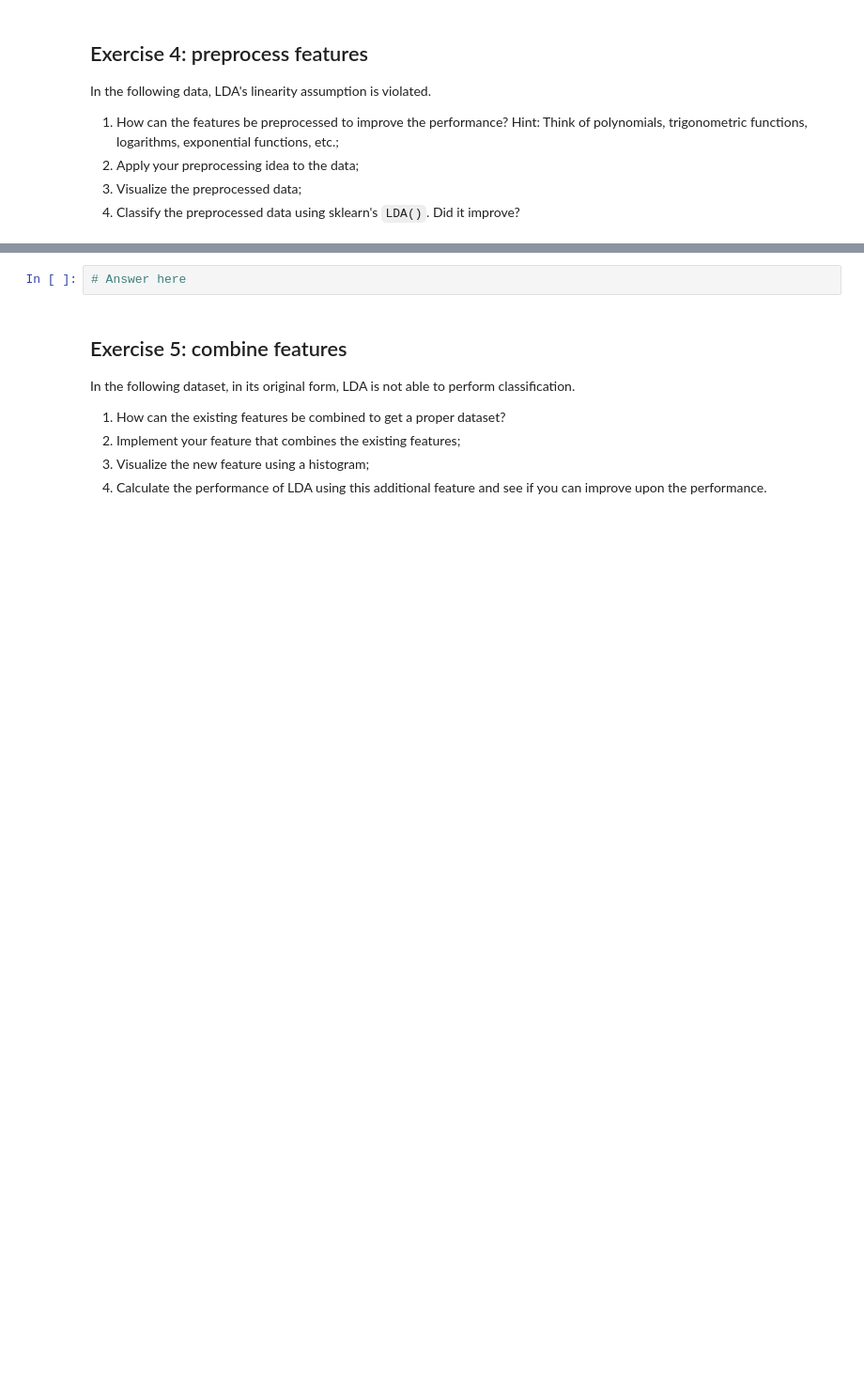
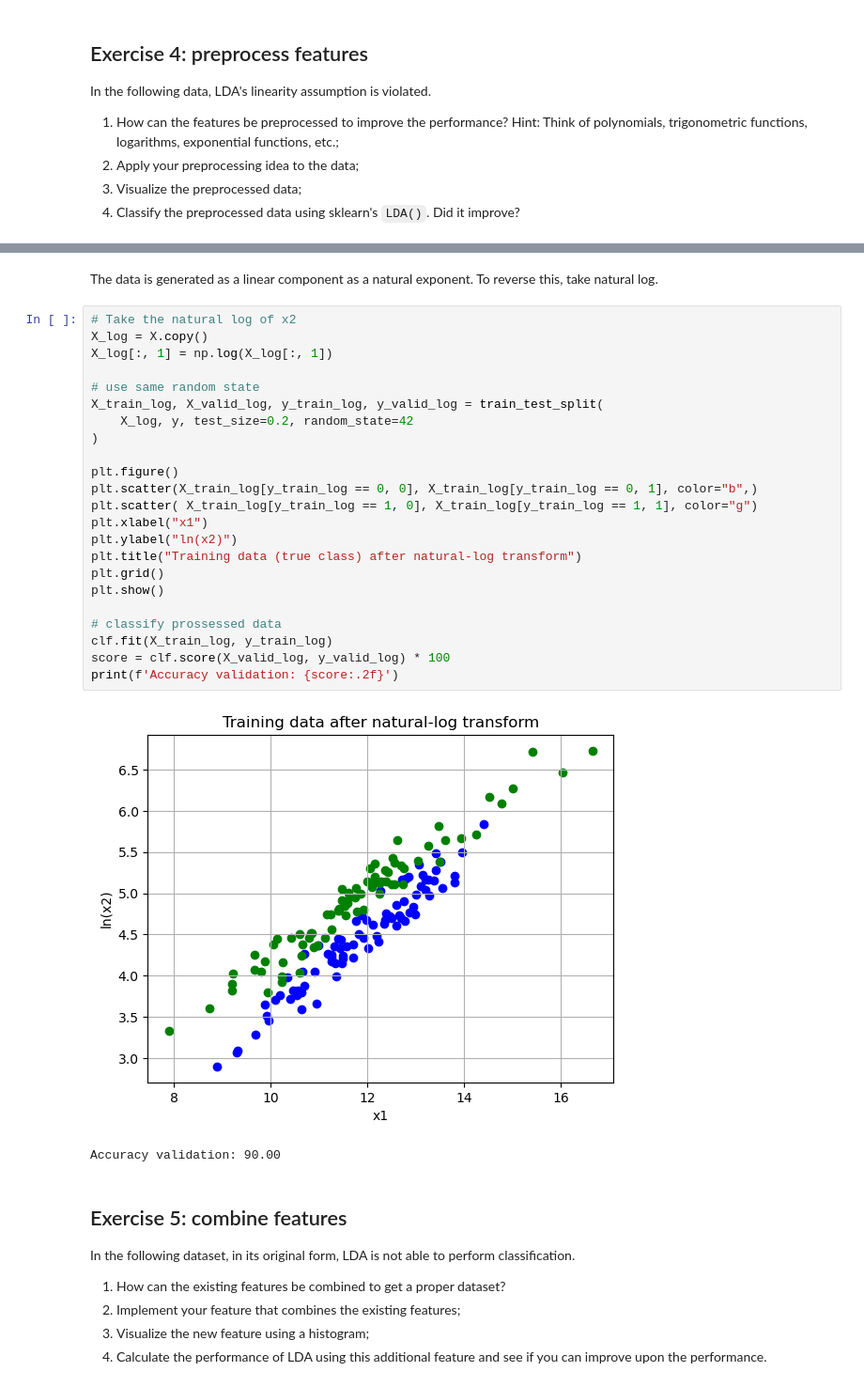
Before and after one commit to Immo-o/BCI-git, a Jupyter notebook: assignment-2/assignment_02_lda.ipynb, the cells around one changed output, grey strips where cells are left out. Shown at 94% size. Saved outputs shown, nothing was run; the diff lists cells and outputs as text; blank space fills up the shorter version.

```diff
--- a/assignment-2/assignment_02_lda.ipynb
+++ b/assignment-2/assignment_02_lda.ipynb
@@ -135,5 +134,31 @@ NotImplementedError:
-# %%
-# Answer here
+# %% [markdown]
+The data is generated as a linear component as a natural exponent. To reverse this, take natural log.
+# %%
+# Take the natural log of x2
+X_log = X.copy()
+X_log[:, 1] = np.log(X_log[:, 1])
+
+# use same random state
+X_train_log, X_valid_log, y_train_log, y_valid_log = train_test_split(
+    X_log, y, test_size=0.2, random_state=42
+)
+
+plt.figure()
+plt.scatter(X_train_log[y_train_log == 0, 0], X_train_log[y_train_log == 0, 1], color="b",)
+plt.scatter( X_train_log[y_train_log == 1, 0], X_train_log[y_train_log == 1, 1], color="g")
+plt.xlabel("x1")
+plt.ylabel("ln(x2)")
+plt.title("Training data (true class) after natural-log transform")
+plt.grid()
+plt.show()
+
+# classify prossessed data
+clf.fit(X_train_log, y_train_log)
+score = clf.score(X_valid_log, y_valid_log) * 100
+print(f'Accuracy validation: {score:.2f}')
+# %% [output]
+[figure, added]
+Accuracy validation: 90.00
 # %% [markdown]
 ## Exercise 5: combine features
 In the following dataset, in its original form, LDA is not able to perform classification.
```
Also changed, not shown: parts of 1 cell of this notebook.
